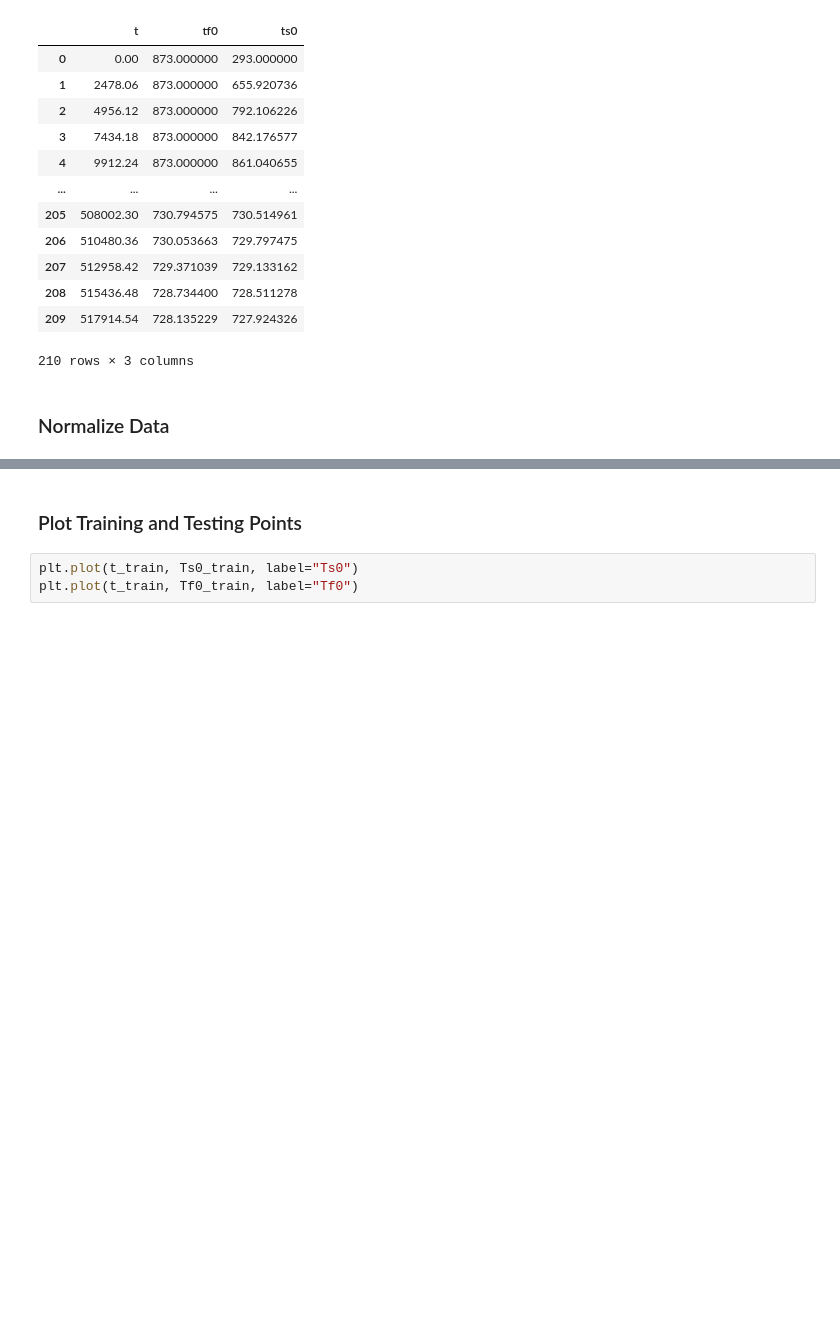
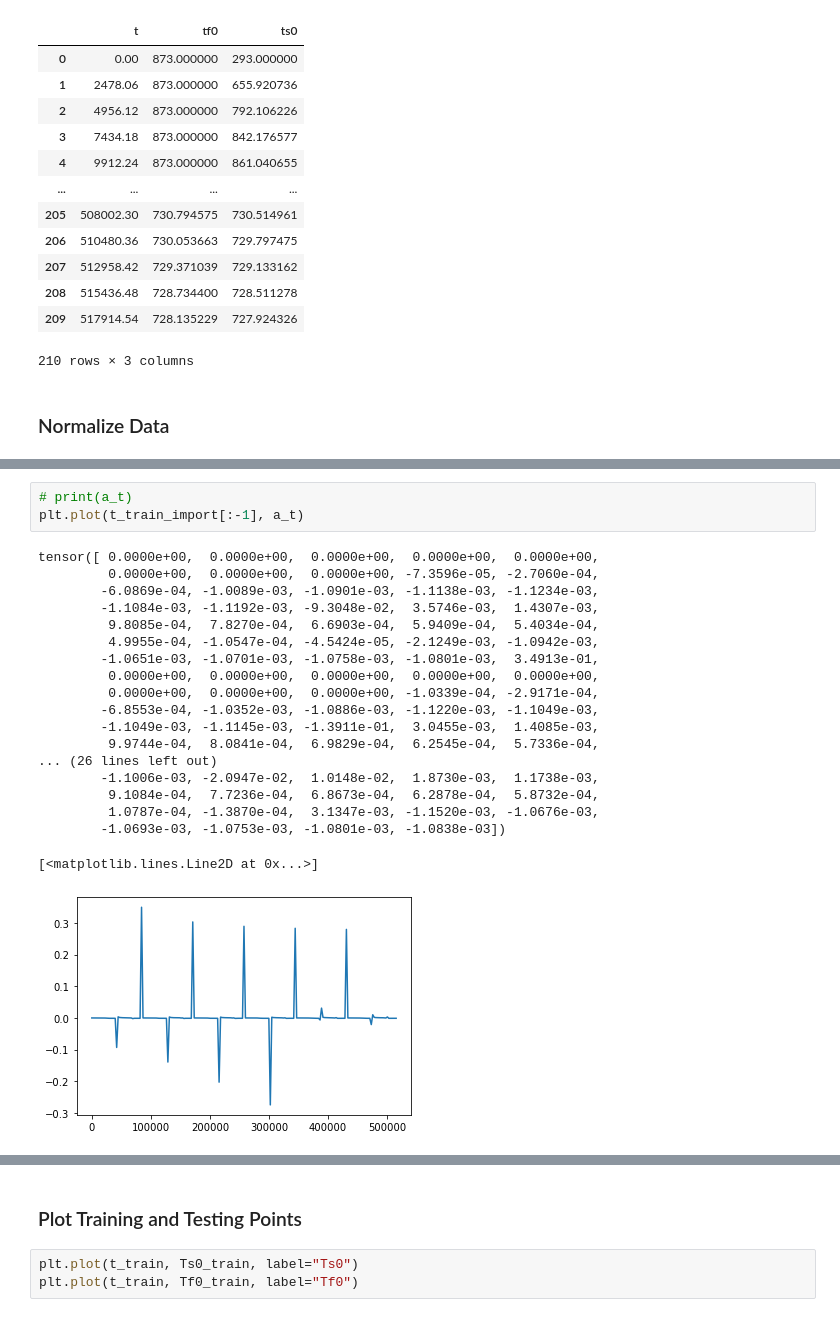
Before and after one commit to fabianjaeger1/DLSC, a Jupyter notebook: Project_A/Fabian_Jaeger_Task3_new.ipynb, the cells around one changed output, grey strips where cells are left out. Saved outputs shown, nothing was run; the diff lists cells and outputs as text; blank space fills up the shorter version.

```diff
--- a/Project_A/Fabian_Jaeger_Task3_new.ipynb
+++ b/Project_A/Fabian_Jaeger_Task3_new.ipynb
@@ -68,0 +121,23 @@ Ts0_norm = scaler_ts.fit_transform(train_data['ts0'].to_numpy().reshape(-1, 1))
+# %%
+# print(a_t)
+plt.plot(t_train_import[:-1], a_t)
+# %% [output]
+tensor([ 0.0000e+00,  0.0000e+00,  0.0000e+00,  0.0000e+00,  0.0000e+00,
+         0.0000e+00,  0.0000e+00,  0.0000e+00, -7.3596e-05, -2.7060e-04,
+        -6.0869e-04, -1.0089e-03, -1.0901e-03, -1.1138e-03, -1.1234e-03,
+        -1.1084e-03, -1.1192e-03, -9.3048e-02,  3.5746e-03,  1.4307e-03,
+         9.8085e-04,  7.8270e-04,  6.6903e-04,  5.9409e-04,  5.4034e-04,
+         4.9955e-04, -1.0547e-04, -4.5424e-05, -2.1249e-03, -1.0942e-03,
+        -1.0651e-03, -1.0701e-03, -1.0758e-03, -1.0801e-03,  3.4913e-01,
+         0.0000e+00,  0.0000e+00,  0.0000e+00,  0.0000e+00,  0.0000e+00,
+         0.0000e+00,  0.0000e+00,  0.0000e+00, -1.0339e-04, -2.9171e-04,
+        -6.8553e-04, -1.0352e-03, -1.0886e-03, -1.1220e-03, -1.1049e-03,
+        -1.1049e-03, -1.1145e-03, -1.3911e-01,  3.0455e-03,  1.4085e-03,
+         9.9744e-04,  8.0841e-04,  6.9829e-04,  6.2545e-04,  5.7336e-04,
+... (26 lines left out)
+        -1.1006e-03, -2.0947e-02,  1.0148e-02,  1.8730e-03,  1.1738e-03,
+         9.1084e-04,  7.7236e-04,  6.8673e-04,  6.2878e-04,  5.8732e-04,
+         1.0787e-04, -1.3870e-04,  3.1347e-03, -1.1520e-03, -1.0676e-03,
+        -1.0693e-03, -1.0753e-03, -1.0801e-03, -1.0838e-03])
+[<matplotlib.lines.Line2D at 0x...>]
+[figure, added]
```
Also changed, not shown: parts of 22 cells of this notebook, 1 other file.
